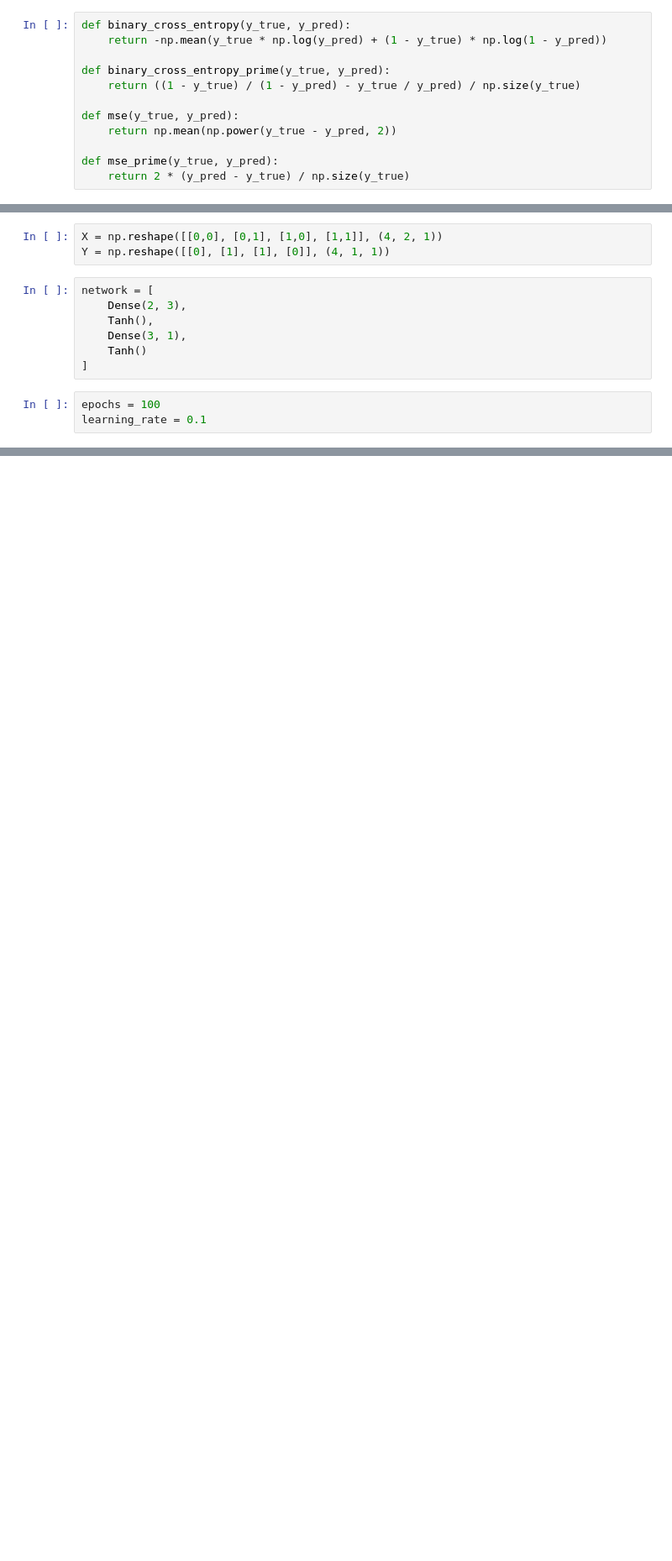
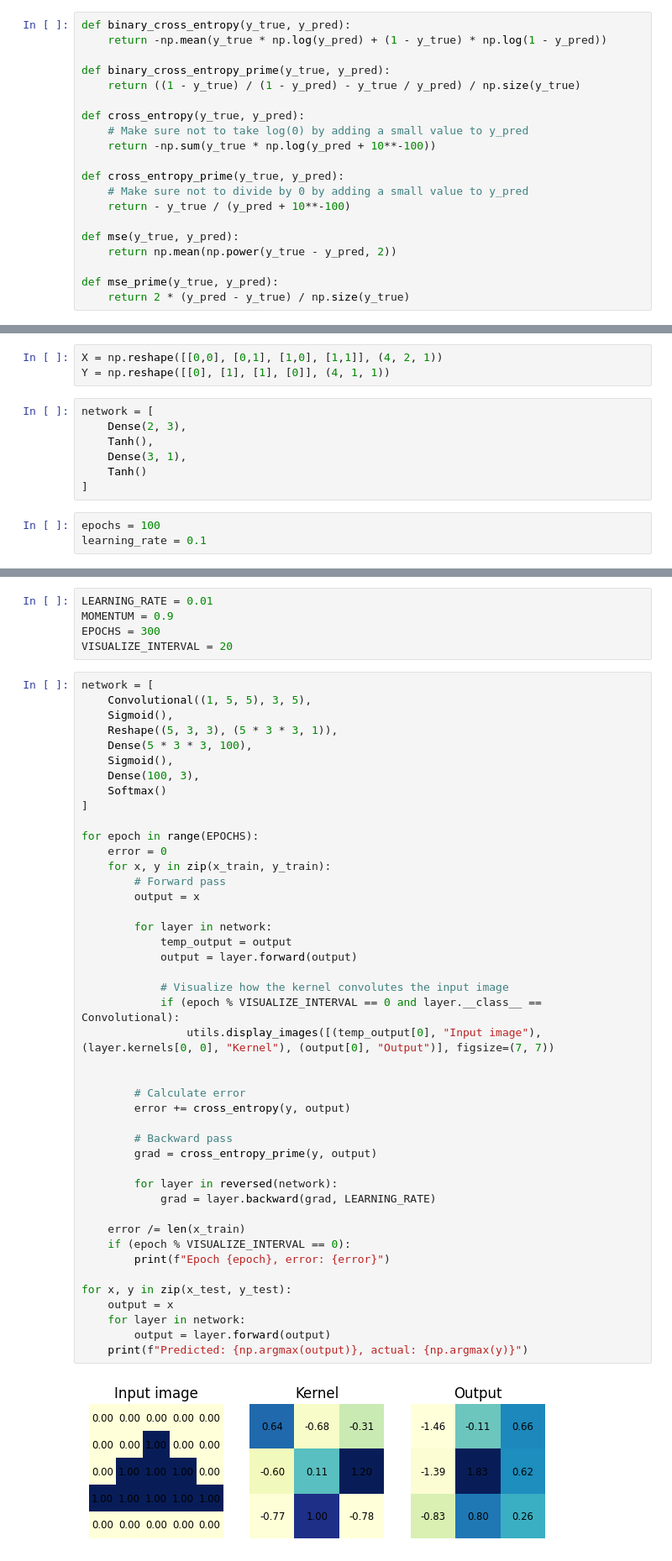
Before and after one commit to olestole/cnn-from-scratch, a Jupyter notebook: nn_from_scratch.ipynb, the cells around one changed output, grey strips where cells are left out. Shown at 84% size. Saved outputs shown, nothing was run; the diff lists cells and outputs as text; blank space fills up the shorter version.

```diff
--- a/nn_from_scratch.ipynb
+++ b/nn_from_scratch.ipynb
@@ -179,6 +216,14 @@ def binary_cross_entropy(y_true, y_pred):
 def binary_cross_entropy_prime(y_true, y_pred):
     return ((1 - y_true) / (1 - y_pred) - y_true / y_pred) / np.size(y_true)
 
+def cross_entropy(y_true, y_pred):
+    # Make sure not to take log(0) by adding a small value to y_pred
+    return -np.sum(y_true * np.log(y_pred + 10**-100))
+
+def cross_entropy_prime(y_true, y_pred):
+    # Make sure not to divide by 0 by adding a small value to y_pred
+    return - y_true / (y_pred + 10**-100)
+
 def mse(y_true, y_pred):
     return np.mean(np.power(y_true - y_pred, 2))
 
@@ -241,0 +288,51 @@ Epoch 99, error: 0.2017332407728694
+# %%
+LEARNING_RATE = 0.01
+MOMENTUM = 0.9
+EPOCHS = 300
+VISUALIZE_INTERVAL = 20
+# %%
+network = [
+    Convolutional((1, 5, 5), 3, 5),
+    Sigmoid(),
+    Reshape((5, 3, 3), (5 * 3 * 3, 1)),
+    Dense(5 * 3 * 3, 100),
+    Sigmoid(),
+    Dense(100, 3),
+    Softmax()
+]
+
+for epoch in range(EPOCHS):
+    error = 0
+    for x, y in zip(x_train, y_train):
+        # Forward pass
+        output = x
+
+        for layer in network:
+            temp_output = output
+            output = layer.forward(output)
+
+            # Visualize how the kernel convolutes the input image
+            if (epoch % VISUALIZE_INTERVAL == 0 and layer.__class__ == Convolutional):
+                utils.display_images([(temp_output[0], "Input image"), (layer.kernels[0, 0], "Kernel"), (output[0], "Output")], figsize=(7, 7))
+
+
+        # Calculate error
+        error += cross_entropy(y, output)
+
+        # Backward pass
+        grad = cross_entropy_prime(y, output)
+
+        for layer in reversed(network):
+            grad = layer.backward(grad, LEARNING_RATE)
+
+    error /= len(x_train)
+    if (epoch % VISUALIZE_INTERVAL == 0):
+        print(f"Epoch {epoch}, error: {error}")
+
+for x, y in zip(x_test, y_test):
+    output = x
+    for layer in network:
+        output = layer.forward(output)
+    print(f"Predicted: {np.argmax(output)}, actual: {np.argmax(y)}")
+# %% [output]
+[figure, added]
```
Also changed, not shown: parts of 13 cells of this notebook, 1 other file.
